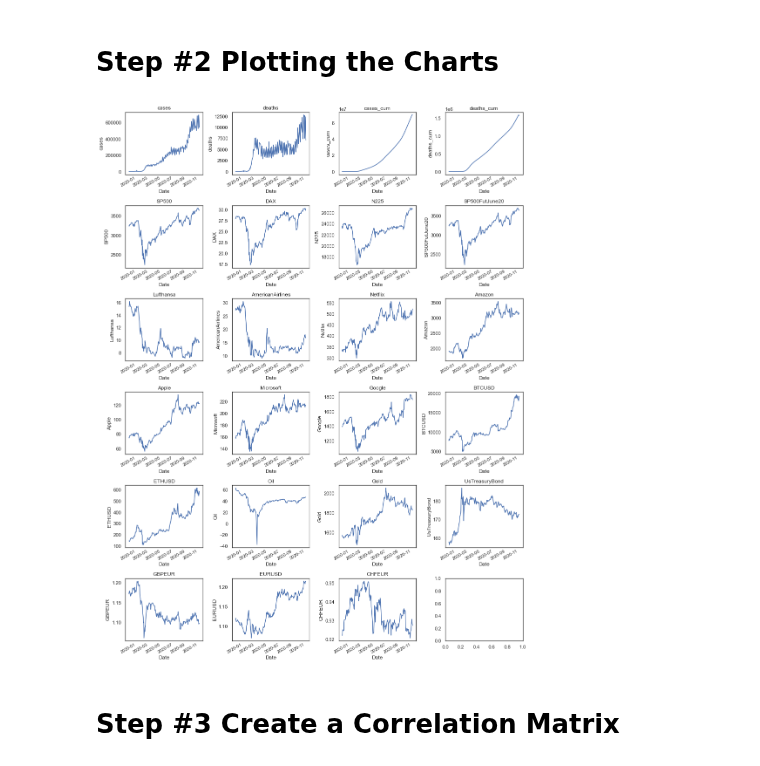
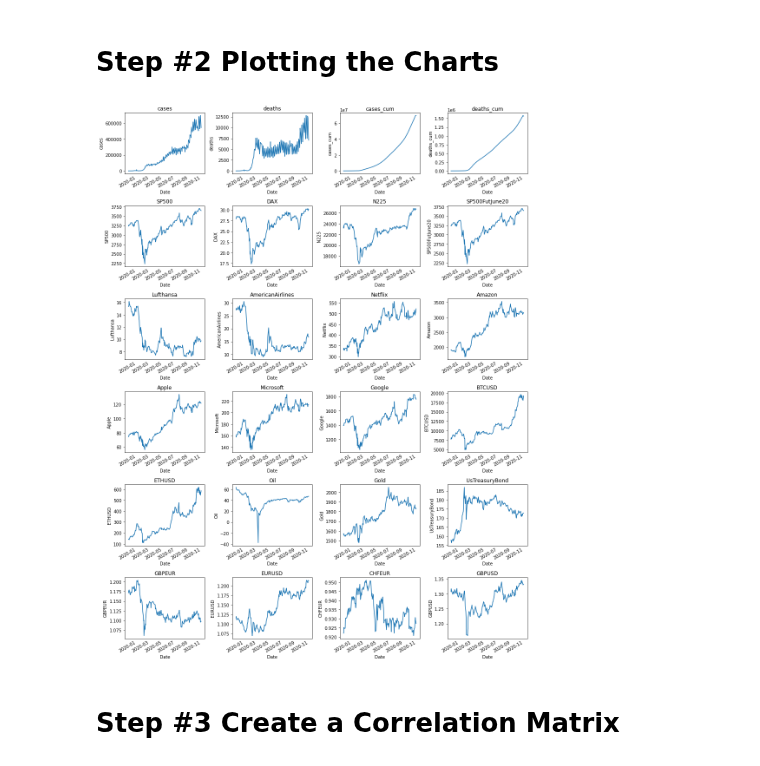
Before and after one commit to flo7up/relataly-public-python-tutorials, a Jupyter notebook: 002 Correlation Matrix - COVID-19 and Financial Assets.ipynb, the cells around one changed output. Saved outputs shown, nothing was run; the diff lists cells and outputs as text; code cells hidden in the pictures.

```diff
--- a/002 Correlation Matrix - COVID-19 and Financial Assets.ipynb
+++ b/002 Correlation Matrix - COVID-19 and Financial Assets.ipynb
@@ -125,24 +125,25 @@ GBPUSD=X GBPUSD
 # %% [markdown]
 # Step #2 Plotting the Charts
 # %%
+# Plot histograms
 df_plot = df_covid_new.copy()
 
-list_length = df_covid_new.shape[1]
+list_length = df_plot.shape[1]
 ncols = 4
 nrows = int(round(list_length / ncols, 0))
 
 fig, ax = plt.subplots(nrows=nrows, ncols=ncols, sharex=True, figsize=(14, 18))
 fig.subplots_adjust(hspace=0.5, wspace=0.5)
-for i in range(0, list_length-1):
+for i in range(0, list_length):
         ax = plt.subplot(nrows,ncols,i+1)
         sns.lineplot(data = df_plot.iloc[:, i], ax=ax)
-        ax.set_title(df_covid_new.columns[i])
+        ax.set_title(df_plot.columns[i])
         ax.tick_params(axis="x", rotation=30, labelsize=10, length=0)
         ax.xaxis.set_major_locator(mdates.AutoDateLocator())
 fig.tight_layout()
 plt.show()
 # %% [output]
-[figure, old version]
+[figure, new version]
 # %% [markdown]
 # Step #3 Create a Correlation Matrix
 # %%
```
